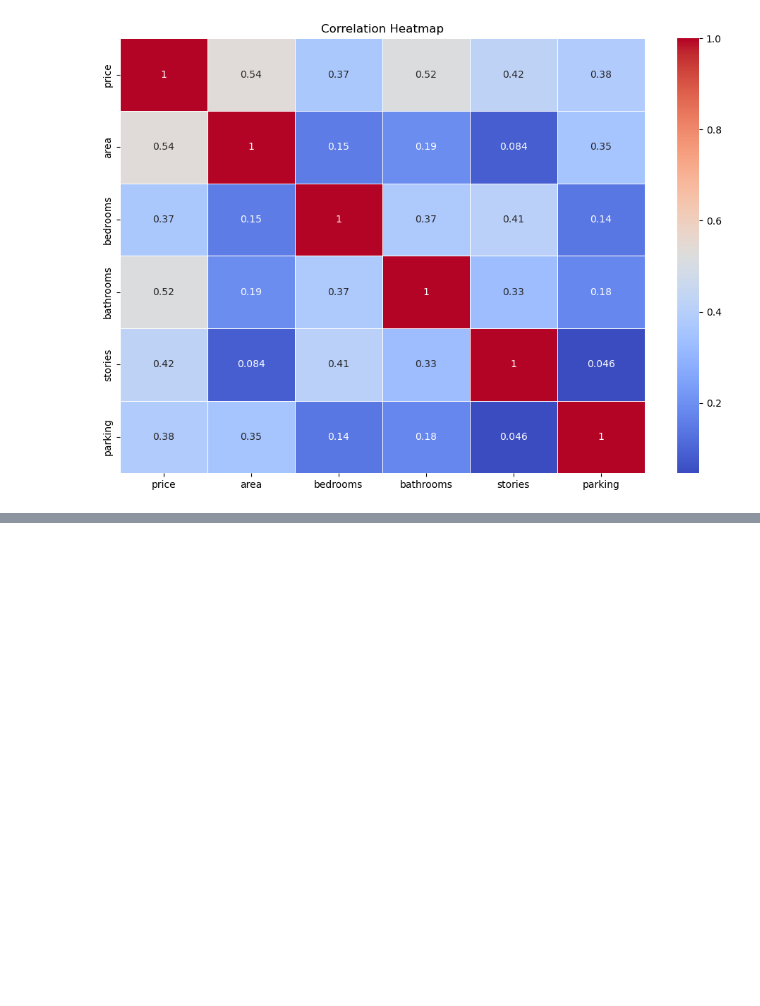
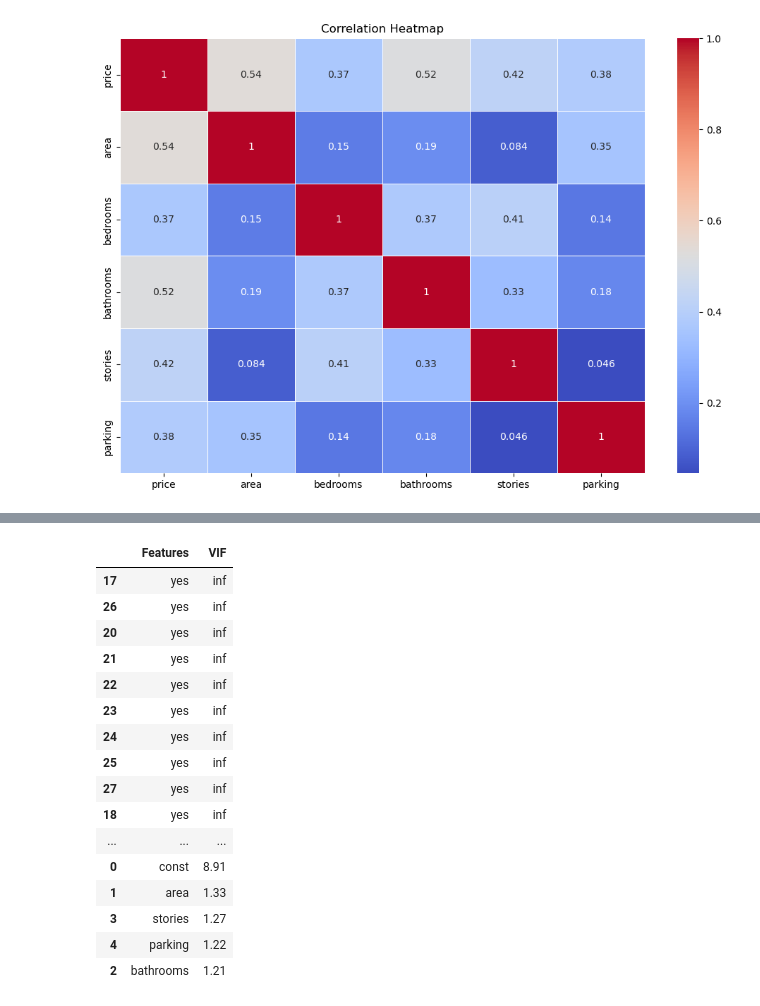
Before and after one commit to geoffgin/Housing-Price-Regression-Analysis, a Jupyter notebook: main.ipynb, the cells around one changed output, grey strips where cells are left out. Cells and saved outputs as stored; diff of their text form; code cells hidden in the pictures; blank space fills up the shorter version.

```diff
--- a/main.ipynb
+++ b/main.ipynb
@@ -278,0 +373,16 @@ plt.show()
+# %%
+def build_model(X,y):
+    X = sm.add_constant(X) #Adding the constant for intercept
+    lm = sm.OLS(y,X).fit() # fitting the model
+    print(lm.summary()) # model summary
+    return X
+
+def checkVIF(X):
+    vif = pd.DataFrame()
+    vif['Features'] = X.columns
+    vif['VIF'] = [variance_inflation_factor(X.values, i) for i in range(X.shape[1])]
+    vif['VIF'] = round(vif['VIF'], 2)
+    vif = vif.sort_values(by = "VIF", ascending = False)
+    return(vif)
+# %%
+X_train_new = build_model(X_train_rfe,y_train)
@@ -278,0 +407,8 @@ plt.show()
+# %%
+# We drop the bedroom columns as the p-value is much grater than our significance value of 5 percent (0.05)
+
+X_train_new = X_train_new.drop(["bedrooms"], axis = 1)
+# %%
+# Lets run our updated model
+
+X_train_new = build_model(X_train_new,y_train)
@@ -278,0 +433,21 @@ plt.show()
+# %%
+# Lets calculate the Variance Inflation Factor
+checkVIF(X_train_new)
+# %% [output]
+|  | Features | VIF |
+| 17 | yes | inf |
+| 26 | yes | inf |
+| 20 | yes | inf |
+| 21 | yes | inf |
+| 22 | yes | inf |
+| 23 | yes | inf |
+| 24 | yes | inf |
+| 25 | yes | inf |
+| 27 | yes | inf |
+| 18 | yes | inf |
+| ... | ... | ... |
+| 0 | const | 8.91 |
+| 1 | area | 1.33 |
+| 3 | stories | 1.27 |
+| 4 | parking | 1.22 |
+| 2 | bathrooms | 1.21 |
```
Also changed, not shown: parts of 17 cells of this notebook.
